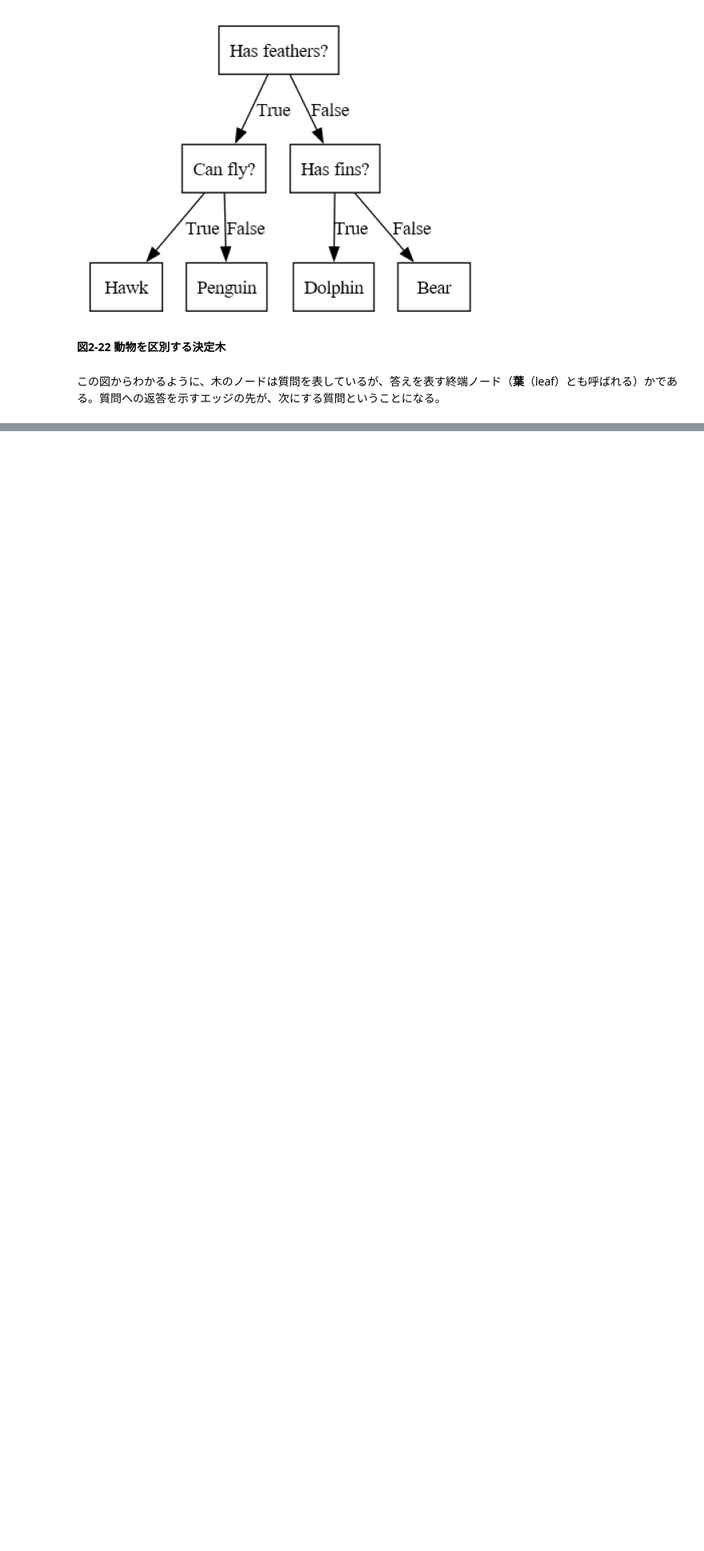
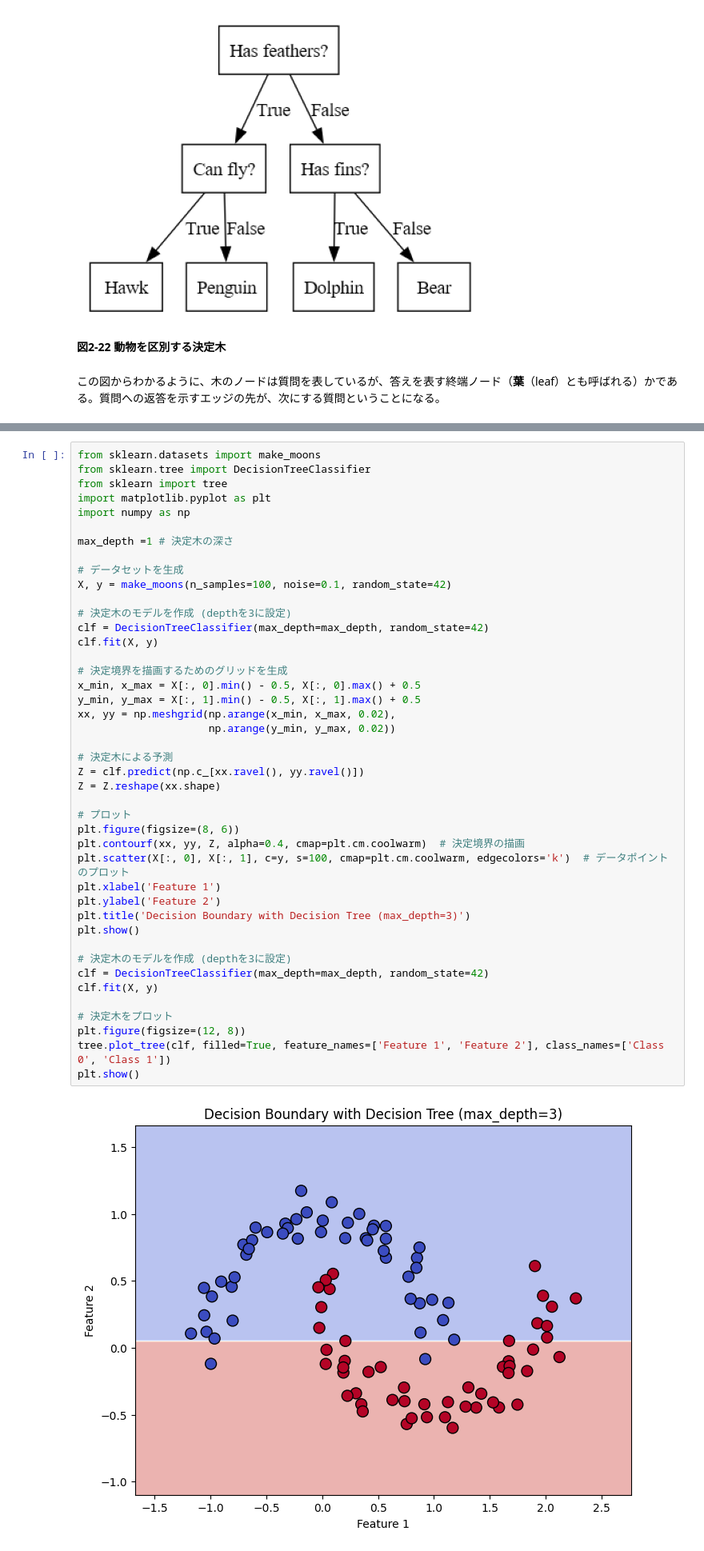
Before and after one commit to SeijiFukuhara/Introduction_to_Machine_Learning_with_Python_O-REILLY, a Jupyter notebook: notebooks/2_3_5__1_決定木.ipynb, the cells around one changed output, grey strips where cells are left out. Shown at 80% size. Drawn from its saved outputs; the diff is of its cells as text; blank space fills up the shorter version.

```diff
--- a/notebooks/2_3_5__1_決定木.ipynb
+++ b/notebooks/2_3_5__1_決定木.ipynb
@@ -25,0 +58,45 @@ mglearn.plots.plot_animal_tree()
+# %%
+from sklearn.datasets import make_moons
+from sklearn.tree import DecisionTreeClassifier
+from sklearn import tree
+import matplotlib.pyplot as plt
+import numpy as np
+
+max_depth =1 # 決定木の深さ
+
+# データセットを生成
+X, y = make_moons(n_samples=100, noise=0.1, random_state=42)
+
+# 決定木のモデルを作成 (depthを3に設定)
+clf = DecisionTreeClassifier(max_depth=max_depth, random_state=42)
+clf.fit(X, y)
+
+# 決定境界を描画するためのグリッドを生成
+x_min, x_max = X[:, 0].min() - 0.5, X[:, 0].max() + 0.5
+y_min, y_max = X[:, 1].min() - 0.5, X[:, 1].max() + 0.5
+xx, yy = np.meshgrid(np.arange(x_min, x_max, 0.02),
+                     np.arange(y_min, y_max, 0.02))
+
+# 決定木による予測
+Z = clf.predict(np.c_[xx.ravel(), yy.ravel()])
+Z = Z.reshape(xx.shape)
+
+# プロット
+plt.figure(figsize=(8, 6))
+plt.contourf(xx, yy, Z, alpha=0.4, cmap=plt.cm.coolwarm)  # 決定境界の描画
+plt.scatter(X[:, 0], X[:, 1], c=y, s=100, cmap=plt.cm.coolwarm, edgecolors='k')  # データポイントのプロット
+plt.xlabel('Feature 1')
+plt.ylabel('Feature 2')
+plt.title('Decision Boundary with Decision Tree (max_depth=3)')
+plt.show()
+
+# 決定木のモデルを作成 (depthを3に設定)
+clf = DecisionTreeClassifier(max_depth=max_depth, random_state=42)
+clf.fit(X, y)
+
+# 決定木をプロット
+plt.figure(figsize=(12, 8))
+tree.plot_tree(clf, filled=True, feature_names=['Feature 1', 'Feature 2'], class_names=['Class 0', 'Class 1'])
+plt.show()
+# %% [output]
+[figure, added]
```
Also changed, not shown: parts of 10 cells of this notebook.
